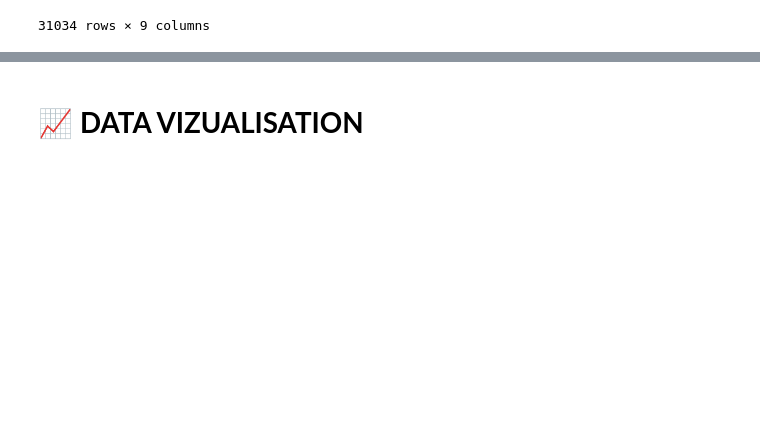
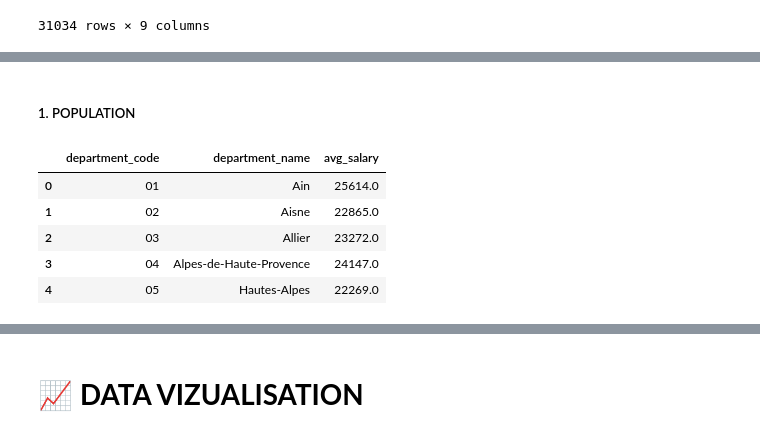
Before and after one commit to MChvtta/prello_scoring_system, a Jupyter notebook: notebooks/MC_Prello_Project.ipynb, the cells around one changed output, grey strips where cells are left out. Drawn from its saved outputs; the diff is of its cells as text; code cells hidden in the pictures; blank space fills up the shorter version.

```diff
--- a/notebooks/MC_Prello_Project.ipynb
+++ b/notebooks/MC_Prello_Project.ipynb
@@ -845,0 +818,18 @@ sales_df.head()
+# %% [markdown]
+##### 1. POPULATION
+# %%
+# 1.1 Salaire moyen par département
+# Joindre les informations de géolocalisation pour obtenir les départements
+salary_dep_df = salary_df.merge(georef_df[['municipality_code', 'department_code', 'department_name']], on='municipality_code')
+
+# Calculer le salaire moyen par département
+avg_salary_per_department = salary_dep_df.groupby(['department_code', 'department_name'])['avg_net_salary'].mean().reset_index().round()
+avg_salary_per_department.rename(columns={'avg_net_salary': 'avg_salary'}, inplace=True)
+avg_salary_per_department.head()
+# %% [output]
+|  | department_code | department_name | avg_salary |
+| 0 | 01 | Ain | 25614.0 |
+| 1 | 02 | Aisne | 22865.0 |
+| 2 | 03 | Allier | 23272.0 |
+| 3 | 04 | Alpes-de-Haute-Provence | 24147.0 |
+| 4 | 05 | Hautes-Alpes | 22269.0 |
```
Also changed, not shown: parts of 38 cells of this notebook, 1 other file.
